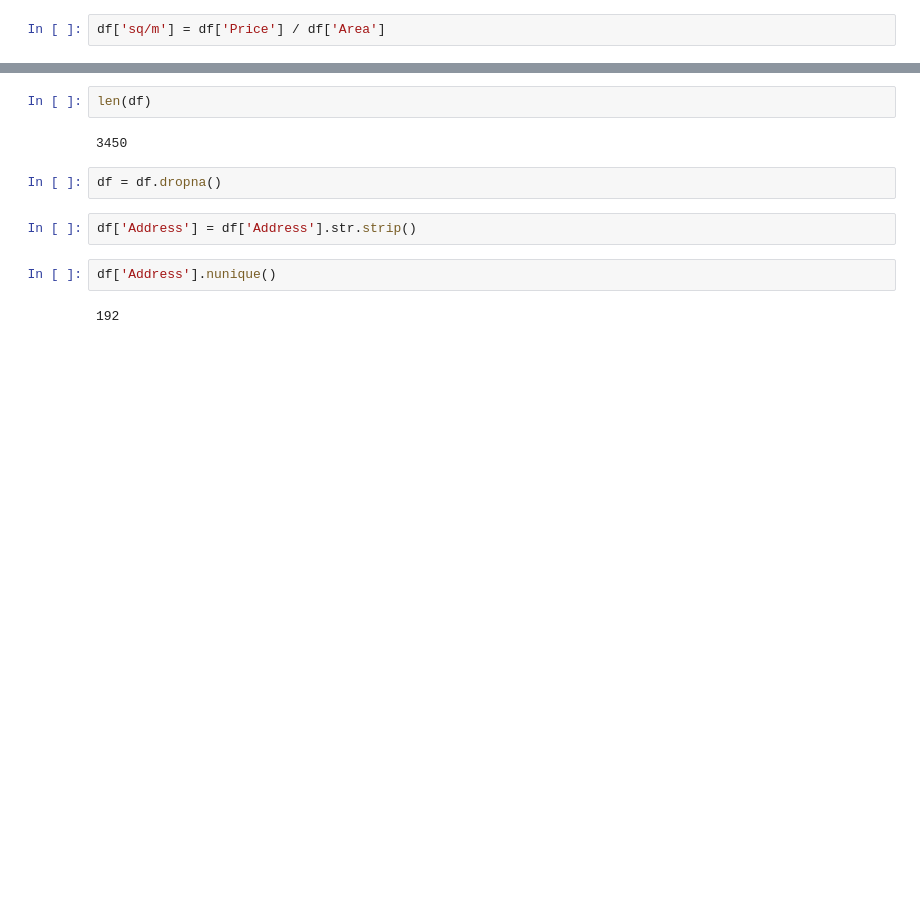
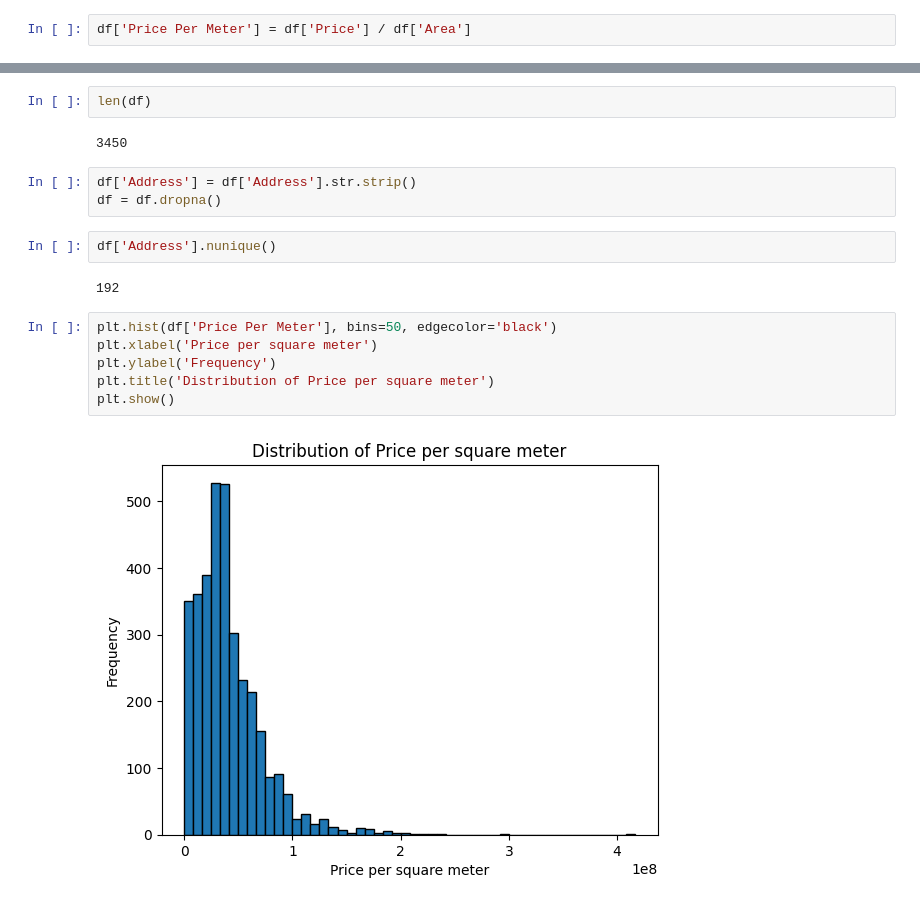
Before and after one commit to ramtinmt/tehran-house-price-prediction, a Jupyter notebook: model.ipynb, the cells around one changed output, grey strips where cells are left out. Cells and saved outputs as stored; diff of their text form; blank space fills up the shorter version.

```diff
--- a/model.ipynb
+++ b/model.ipynb
@@ -61,7 +66,7 @@ weird
 # %%
 df = df.drop(573)
 # %%
-df['sq/m'] = df['Price'] / df['Area']
+df['Price Per Meter'] = df['Price'] / df['Area']
 # %%
 df.isna().sum()
 # %% [output]
@@ -80,10 +85,17 @@ len(df)
 # %% [output]
 3450
 # %%
+df['Address'] = df['Address'].str.strip()
 df = df.dropna()
-# %%
-df['Address'] = df['Address'].str.strip()
 # %%
 df['Address'].nunique()
 # %% [output]
 192
+# %%
+plt.hist(df['Price Per Meter'], bins=50, edgecolor='black')
+plt.xlabel('Price per square meter')
+plt.ylabel('Frequency')
+plt.title('Distribution of Price per square meter')
+plt.show()
+# %% [output]
+[figure, added]
```
Also changed, not shown: parts of 49 cells of this notebook.
